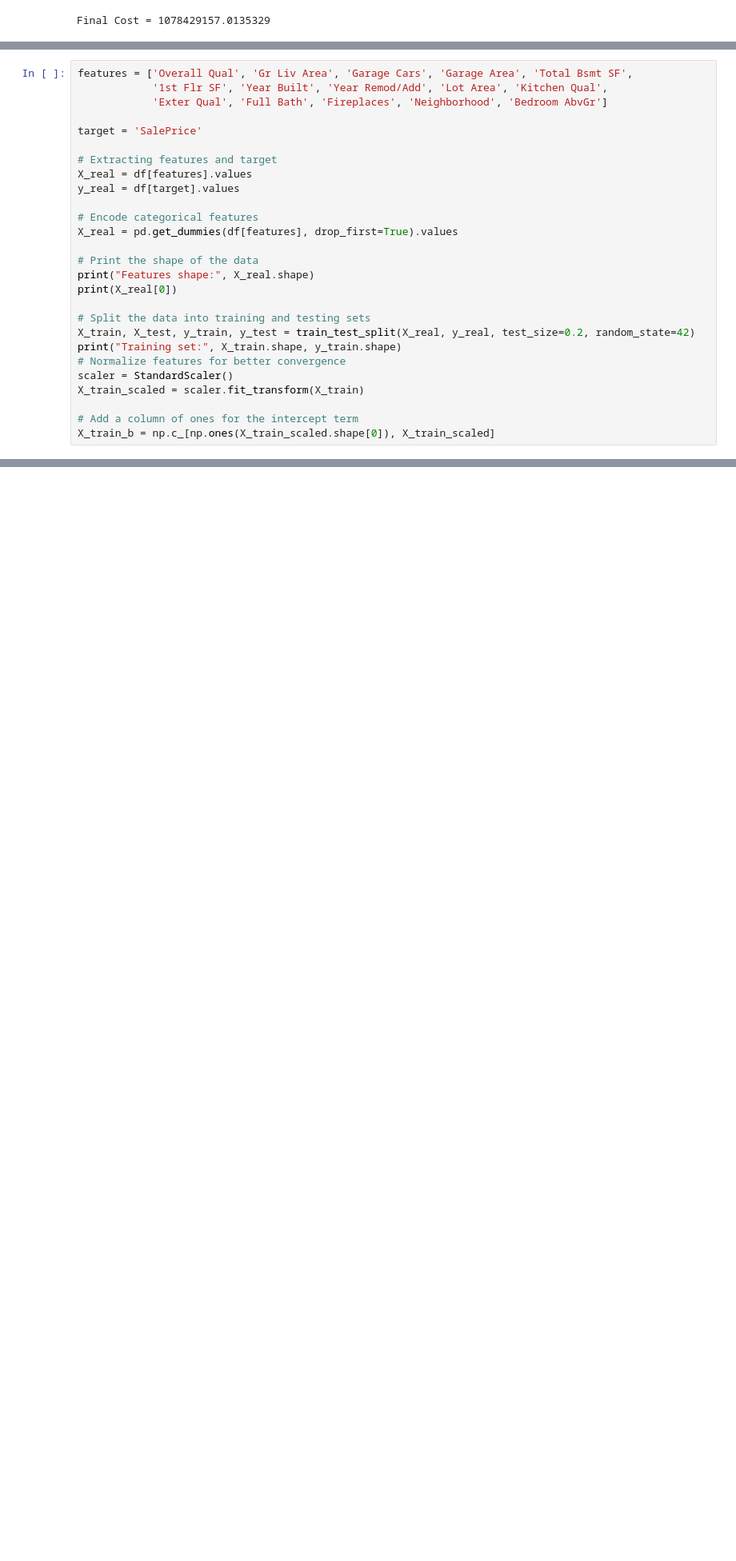
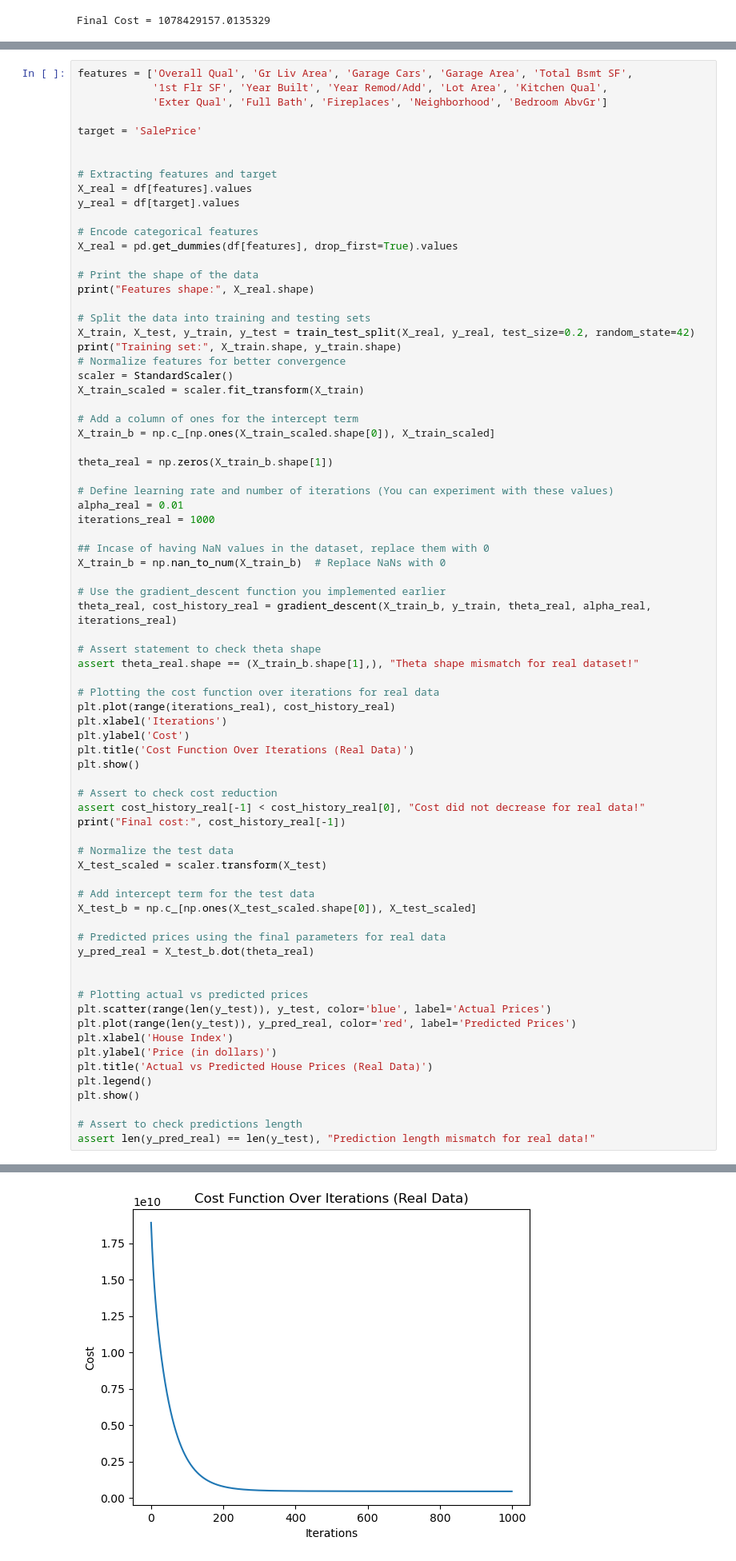
Before and after one commit to zubayr-ahmad/Deep-Learning-Assignments, a Jupyter notebook: 01GradientDescent/Gradient Descent Assignment (Assignment_1).ipynb, the cells around one changed output, grey strips where cells are left out. Shown at 80% size. Drawn from its saved outputs; the diff is of its cells as text; blank space fills up the shorter version.

Commit message:
experimented different features and find the cost

```diff
--- a/01GradientDescent/Gradient Descent Assignment (Assignment_1).ipynb
+++ b/01GradientDescent/Gradient Descent Assignment (Assignment_1).ipynb
@@ -425,6 +425,7 @@ features = ['Overall Qual', 'Gr Liv Area', 'Garage Cars', 'Garage Area', 'Total
             'Exter Qual', 'Full Bath', 'Fireplaces', 'Neighborhood', 'Bedroom AbvGr']
 
 target = 'SalePrice'
+
 
 # Extracting features and target
 X_real = df[features].values
@@ -435,7 +436,6 @@ X_real = pd.get_dummies(df[features], drop_first=True).values
 
 # Print the shape of the data
 print("Features shape:", X_real.shape)
-print(X_real[0])
 
 # Split the data into training and testing sets
 X_train, X_test, y_train, y_test = train_test_split(X_real, y_real, test_size=0.2, random_state=42)
@@ -446,3 +446,52 @@ X_train_scaled = scaler.fit_transform(X_train)
 
 # Add a column of ones for the intercept term
 X_train_b = np.c_[np.ones(X_train_scaled.shape[0]), X_train_scaled]
+
+theta_real = np.zeros(X_train_b.shape[1])
+
+# Define learning rate and number of iterations (You can experiment with these values)
+alpha_real = 0.01
+iterations_real = 1000
+
+## Incase of having NaN values in the dataset, replace them with 0
+X_train_b = np.nan_to_num(X_train_b)  # Replace NaNs with 0
+
+# Use the gradient_descent function you implemented earlier
+theta_real, cost_history_real = gradient_descent(X_train_b, y_train, theta_real, alpha_real, iterations_real)
+
+# Assert statement to check theta shape
+assert theta_real.shape == (X_train_b.shape[1],), "Theta shape mismatch for real dataset!"
+
+# Plotting the cost function over iterations for real data
+plt.plot(range(iterations_real), cost_history_real)
+plt.xlabel('Iterations')
+plt.ylabel('Cost')
+plt.title('Cost Function Over Iterations (Real Data)')
+plt.show()
+
+# Assert to check cost reduction
+assert cost_history_real[-1] < cost_history_real[0], "Cost did not decrease for real data!"
+print("Final cost:", cost_history_real[-1])
+
+# Normalize the test data
+X_test_scaled = scaler.transform(X_test)
+
+# Add intercept term for the test data
+X_test_b = np.c_[np.ones(X_test_scaled.shape[0]), X_test_scaled]
+
+# Predicted prices using the final parameters for real data
+y_pred_real = X_test_b.dot(theta_real)
+
+
+# Plotting actual vs predicted prices
+plt.scatter(range(len(y_test)), y_test, color='blue', label='Actual Prices')
+plt.plot(range(len(y_test)), y_pred_real, color='red', label='Predicted Prices')
+plt.xlabel('House Index')
+plt.ylabel('Price (in dollars)')
+plt.title('Actual vs Predicted House Prices (Real Data)')
+plt.legend()
+plt.show()
+
+# Assert to check predictions length
+assert len(y_pred_real) == len(y_test), "Prediction length mismatch for real data!"
+# %% [output]
@@ -448,0 +500 @@ X_train_b = np.c_[np.ones(X_train_scaled.shape[0]), X_train_scaled]
+[figure, added]
```
Also changed, not shown: parts of 5 cells of this notebook.
